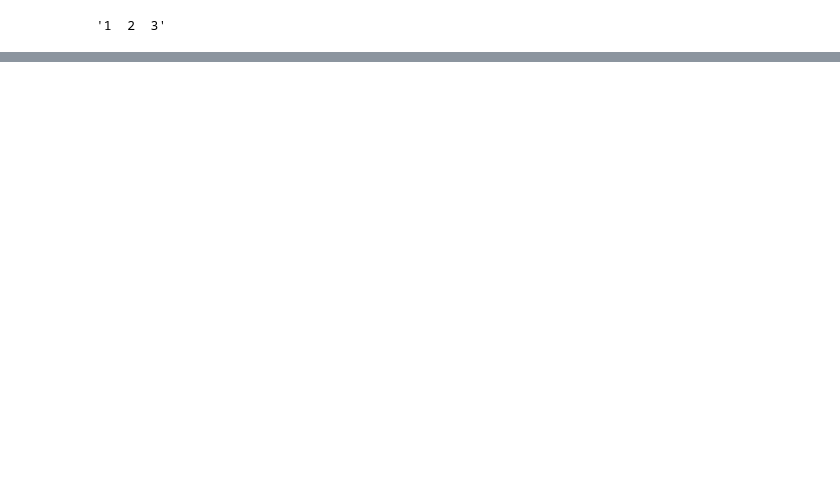
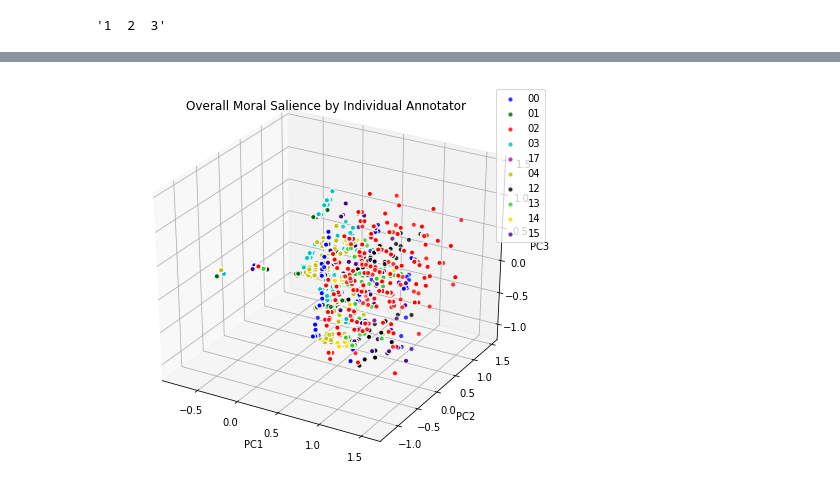
Before and after one commit to zixinh/moral-salience-prediction, a Jupyter notebook: Data_Preprocessing.ipynb, the cells around one changed output, grey strips where cells are left out. Saved outputs shown, nothing was run; the diff lists cells and outputs as text; code cells hidden in the pictures; blank space fills up the shorter version.

```diff
--- a/Data_Preprocessing.ipynb
+++ b/Data_Preprocessing.ipynb
@@ -219,0 +242,5 @@ with open('./dataset/iaic.json', 'w') as outfile:
+# %%
+for item,key in data_set1.items():
+    print(item)
+    for j in key:
+        print(j,len(data_set1[item][j][0]))
@@ -261,0 +307,3 @@ with open('./dataset/maic.json', 'w') as outfile:
+# %%
+for item,key in data_set3.items():
+    print(item,len(data_set3[item][0]))
@@ -328,0 +434,14 @@ new
+# %%
+C = []
+for item,key in data_set2.items():
+    C.append(key[1])
+    print(item)
+
+PCI = []
+
+for i in range(len(C)):
+    pc = PCA(n_components=3)
+    p = pc.fit_transform(C[i])
+    pcax = pd.DataFrame(data = p
+             , columns = ['pc1', 'pc2','pc3'])
+    PCI.append(pcax)
@@ -328,0 +462,18 @@ new
+# %%
+numbers =['00','01','02','03','17','04','12','13','14','15']
+colors = ['b', 'darkgreen', 'r', 'c', 'm', 'y', 'k', 'limegreen','gold','indigo']
+
+fig = plt.figure(figsize=(8, 7))
+ax = fig.add_subplot(111, projection='3d')
+
+for i in range(10):
+    ax.scatter(PCI[i].pc1, PCI[i].pc2, PCI[i].pc3, color=colors[i],label=numbers[i], s=25,alpha=0.8, edgecolors='w')
+
+ax.set_title("Overall Moral Salience by Individual Annotator")
+ax.set_xlabel('PC1')
+ax.set_ylabel('PC2')
+ax.set_zlabel('PC3')
+ax.legend()
+plt.show()
+# %% [output]
+[figure, added]
```
Also changed, not shown: parts of 24 cells of this notebook, 28 other files.
